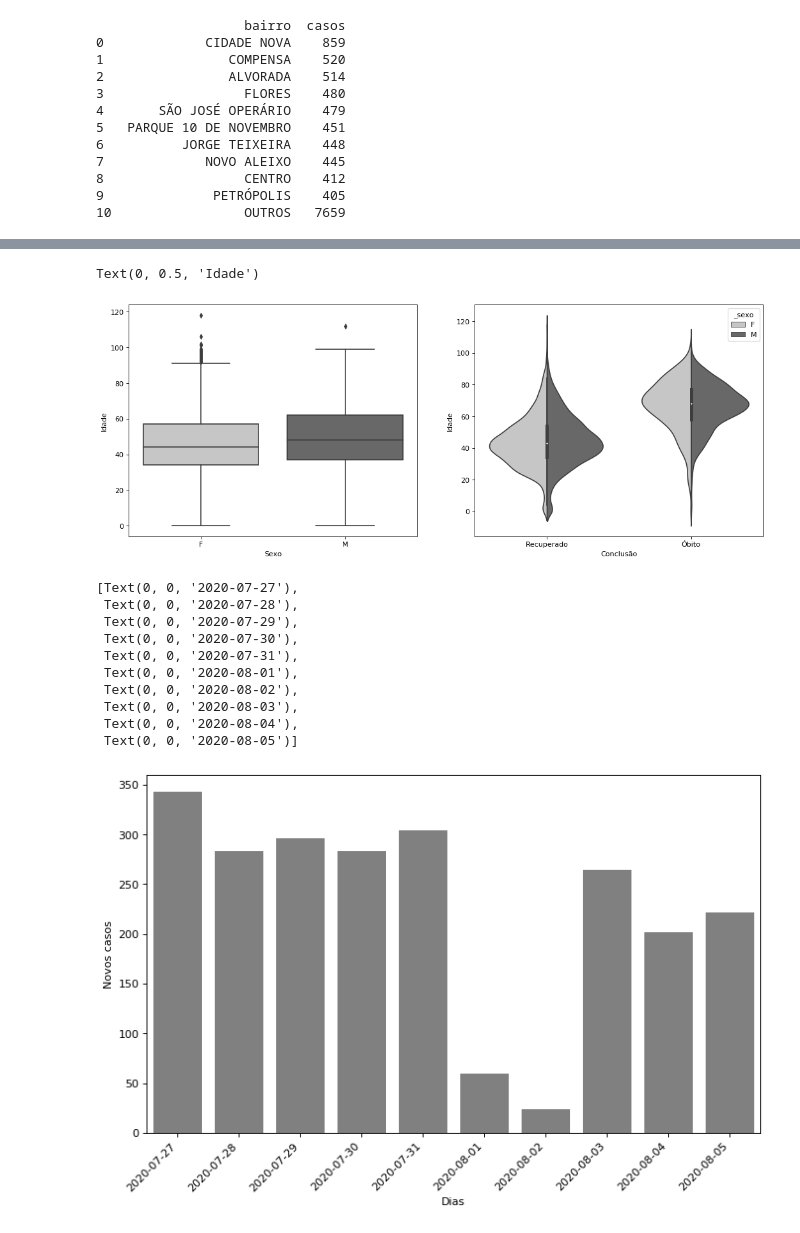
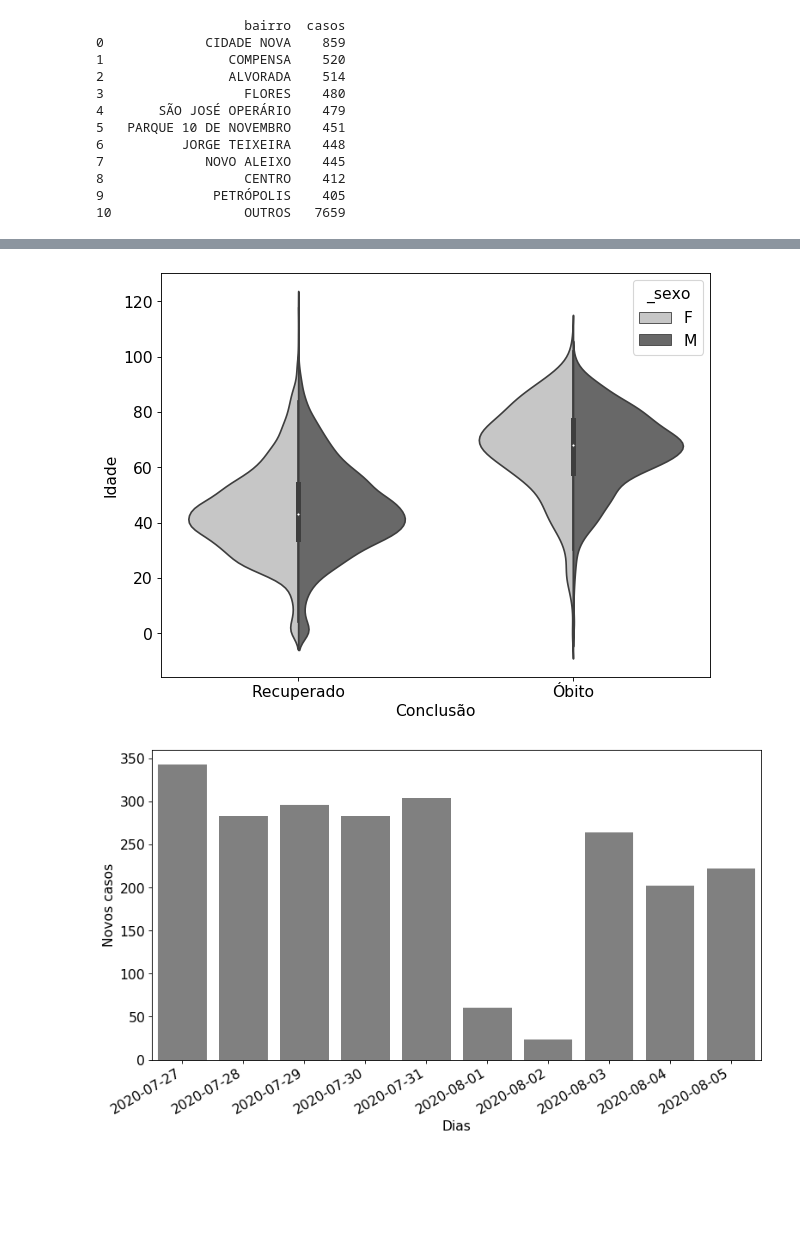
Before and after one commit to yonekura-dc/covid-manaus-redes-neurais2020, a Jupyter notebook: src/visualizacao.ipynb, the cells around one changed output, grey strips where cells are left out. Drawn from its saved outputs; the diff is of its cells as text; code cells hidden in the pictures; blank space fills up the shorter version.

```diff
--- a/src/visualizacao.ipynb
+++ b/src/visualizacao.ipynb
@@ -18,6 +18,7 @@ df_sem_conclusao = df[df.columns.drop('_conclusao')].copy()
 df.dropna(inplace=True)
 #df_sem_conclusao.dropna(inplace=True)
 print("Casos confirmados depois do Filtro: ", len(df.index)) # confirmados antes do filtro
+plt.rcParams.update({'font.size': 14})
 # %% [output]
 Casos confirmados antes do Filtro:  36947
 Casos confirmados depois do Filtro:  12672
@@ -51,45 +63,31 @@ Text(0, 0.5, 'Número de casos')
 # %%
-fig=plt.figure(figsize=(16, 6), dpi= 80, facecolor='w', edgecolor='k')
-plt.subplot(1,2,1)
-ax = sns.boxplot(x='_sexo', y='_idade',data=df,palette='Greys')
-ax.set_xlabel('Sexo')
-ax.set_ylabel('Idade')
-plt.subplot(1,2,2)
+
+fig=plt.figure(figsize=(8, 6), dpi= 80, facecolor='w', edgecolor='k')
 ax = sns.violinplot(x='_conclusao', y='_idade',hue='_sexo',data=df,palette='Greys',split=True)
 ax.set_xlabel('Conclusão')
 ax.set_ylabel('Idade')
+plt.tight_layout()
+plt.savefig('boxplot_idade_sexo.png')
 # %% [output]
-Text(0, 0.5, 'Idade')
-[figure, old version]
+[figure, new version]
 # %%
 df_sem_conclusao['_dt_notificacao'] = pd.to_datetime(df_sem_conclusao['_dt_notificacao'],format='%d/%m/%Y')
 n_dias = 10
-casos_recentes = df_sem_conclusao['_dt_notificacao']  > df_sem_conclusao["_dt_notificacao"].max() - pd.Timedelta(days=n_dias)
 casos = []
 dti = pd.date_range(df_sem_conclusao["_dt_notificacao"].max() - pd.Timedelta(days=n_dias), periods=n_dias, freq='D')
 for i in dti:
     aux = df_sem_conclusao['_dt_notificacao'] == i
     casos.append(len(df_sem_conclusao[aux]))
-
 fig=plt.figure(figsize=(10, 6), dpi= 80, facecolor='w', edgecolor='k')
 ax = sns.barplot(x=dti,y=casos,color='grey')
-plt.xticks(rotation=45,ha='right')
 ax.set_xlabel('Dias')
 ax.set_ylabel('Novos casos')
 dates = dti.strftime('%Y-%m-%d').sort_values().unique()
-ax.set_xticklabels(labels=dates, rotation=45, ha='right')
+ax.set_xticklabels(labels=dates, rotation=30, ha='right')
+plt.tight_layout()
+plt.savefig('casos_10_dias.png')
 # %% [output]
-[Text(0, 0, '2020-07-27'),
- Text(0, 0, '2020-07-28'),
- Text(0, 0, '2020-07-29'),
- Text(0, 0, '2020-07-30'),
- Text(0, 0, '2020-07-31'),
- Text(0, 0, '2020-08-01'),
- Text(0, 0, '2020-08-02'),
- Text(0, 0, '2020-08-03'),
- Text(0, 0, '2020-08-04'),
- Text(0, 0, '2020-08-05')]
-[figure, old version]
+[figure, new version]
 # %%
 df['_dt_notificacao'] = pd.to_datetime(df['_dt_notificacao'],format='%d/%m/%Y')
 n_dias = 10
```
Also changed, not shown: parts of 6 cells of this notebook, 8 other files.
